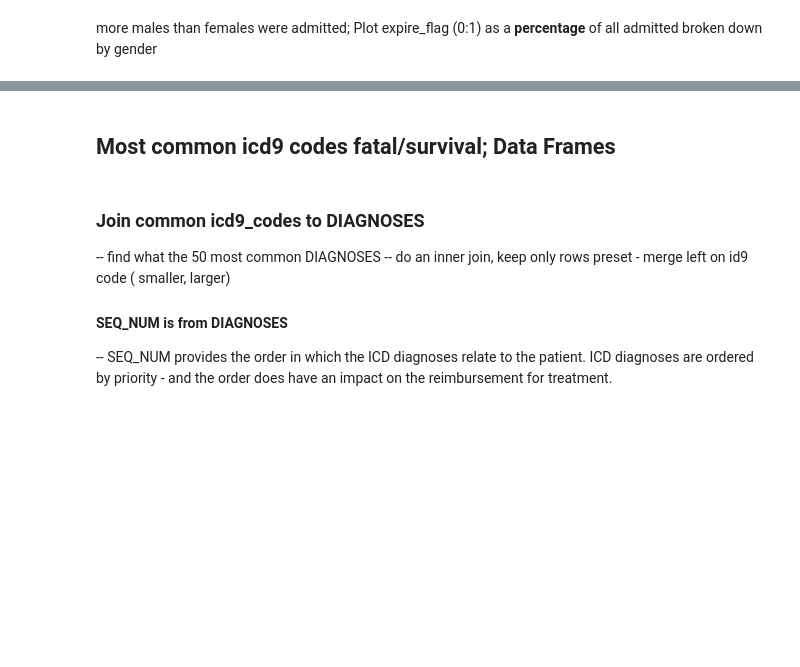
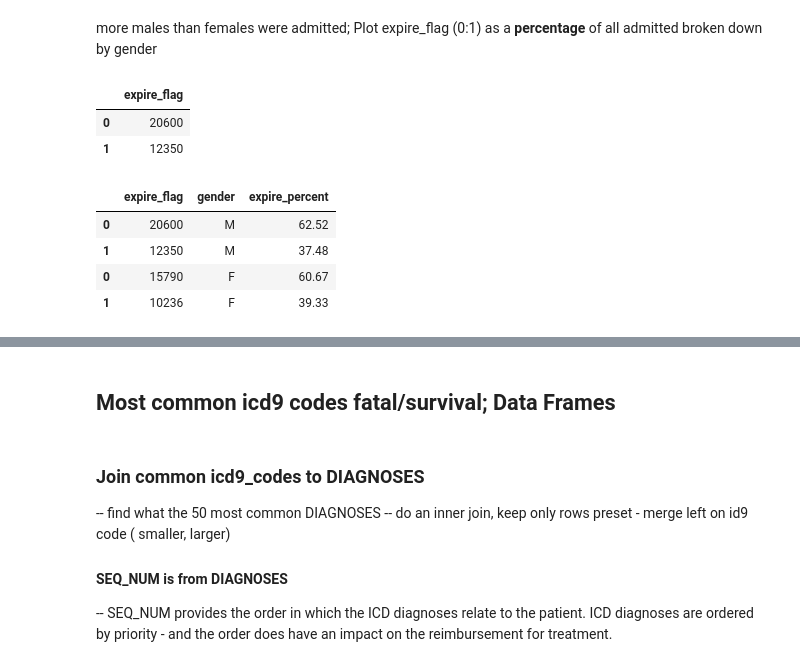
Before and after one commit to billiescodes/mortality_in_ICU, a Jupyter notebook: 01_ExploratoryAnalysis.ipynb, the cells around one changed output, grey strips where cells are left out. Drawn from its saved outputs; the diff is of its cells as text; code cells hidden in the pictures; blank space fills up the shorter version.

```diff
--- a/01_ExploratoryAnalysis.ipynb
+++ b/01_ExploratoryAnalysis.ipynb
@@ -239,3 +301,9 @@ plt.legend();
 # %% [markdown]
 more males than females were admitted; Plot expire_flag (0:1) as a **percentage** of all admitted broken down by gender
+# %%
+pd.DataFrame(data.loc[(data['gender']=='M'),'expire_flag' ].value_counts() )
+# %% [output]
+|  | expire_flag |
+| 0 | 20600 |
+| 1 | 12350 |
 # %%
@@ -245,0 +319,8 @@ sns.barplot(x='group', y='Values', data=df, estimator=lambda x: sum(x==0)*100.0/
+# %%
+gender_frames
+# %% [output]
+|  | expire_flag | gender | expire_percent |
+| 0 | 20600 | M | 62.52 |
+| 1 | 12350 | M | 37.48 |
+| 0 | 15790 | F | 60.67 |
+| 1 | 10236 | F | 39.33 |
```
Also changed, not shown: parts of 18 cells of this notebook.
